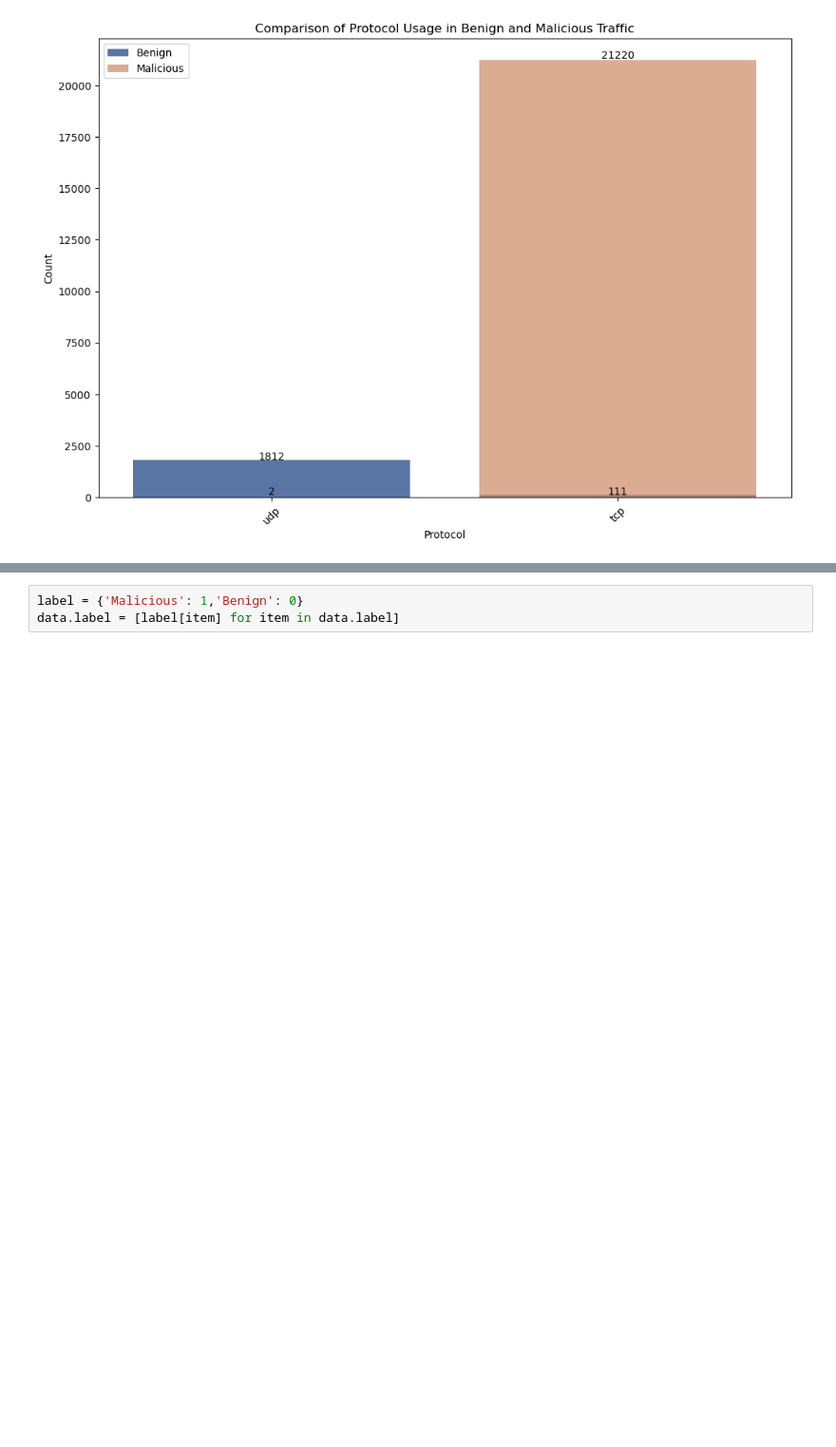
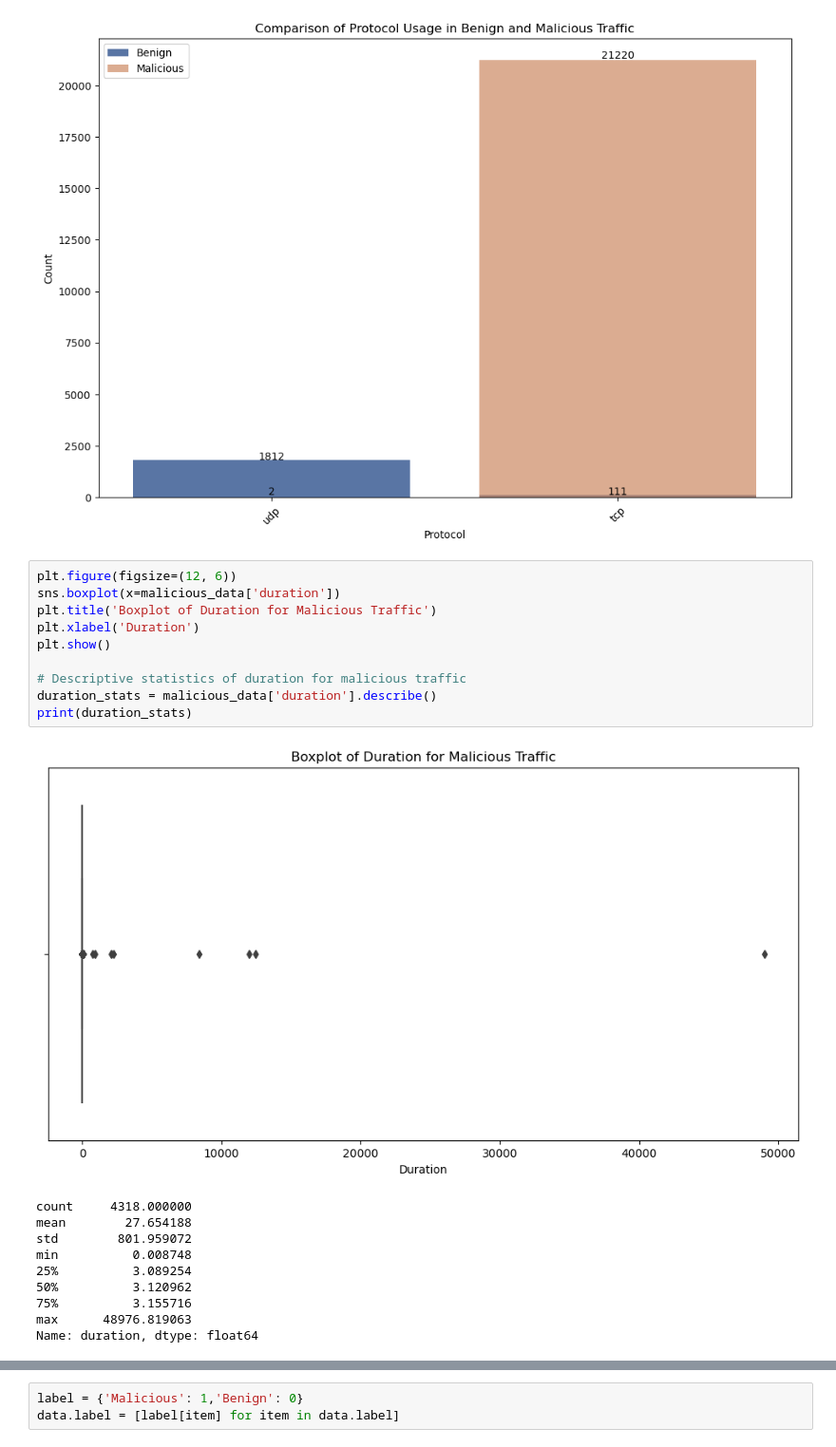
Before and after one commit to sdave777/Internet-of-Things_IDS_Data, a Jupyter notebook: Scratch.ipynb, the cells around one changed output, grey strips where cells are left out. Shown at 95% size. Drawn from its saved outputs; the diff is of its cells as text; blank space fills up the shorter version.

```diff
--- a/Scratch.ipynb
+++ b/Scratch.ipynb
@@ -100,3 +100,24 @@ for index, row in proto_counts.iterrows():
 plt.show()
 # %% [output]
 [figure]
+# %%
+plt.figure(figsize=(12, 6))
+sns.boxplot(x=malicious_data['duration'])
+plt.title('Boxplot of Duration for Malicious Traffic')
+plt.xlabel('Duration')
+plt.show()
+
+# Descriptive statistics of duration for malicious traffic
+duration_stats = malicious_data['duration'].describe()
+print(duration_stats)
+# %% [output]
+[figure, added]
+count     4318.000000
+mean        27.654188
+std        801.959072
+min          0.008748
+25%          3.089254
+50%          3.120962
+75%          3.155716
+max      48976.819063
+Name: duration, dtype: float64
```
Also changed, not shown: parts of 1 cell of this notebook.
